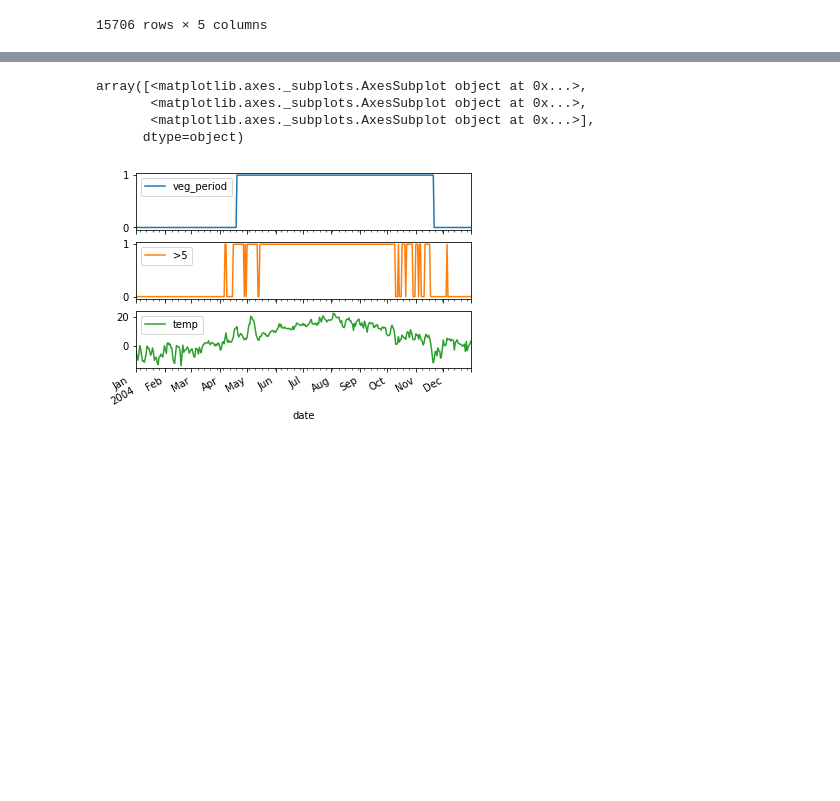
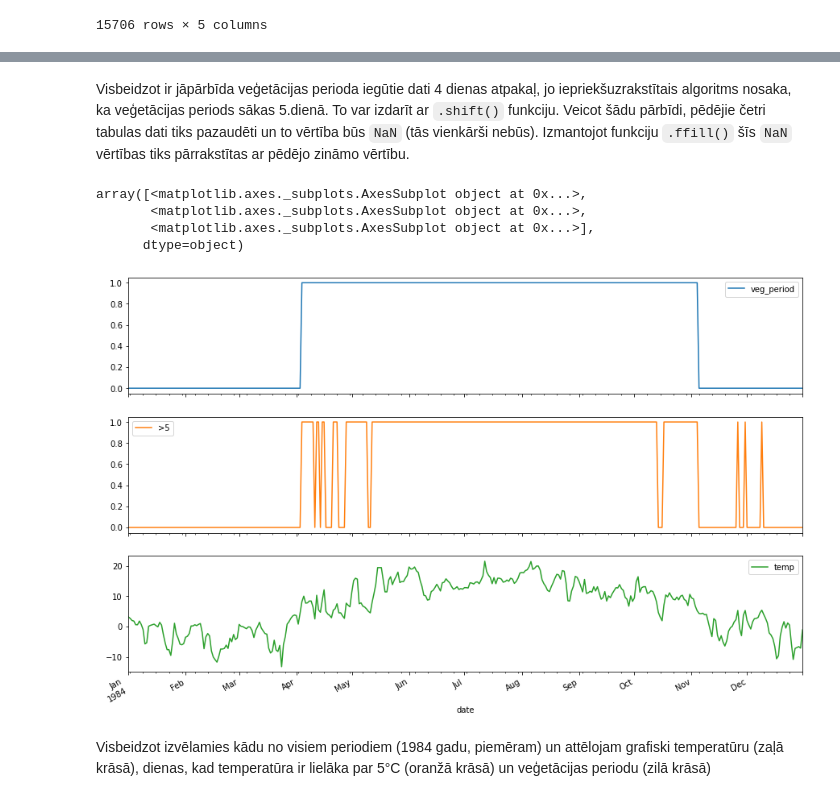
Before and after one commit to didzislauva/jupyter_tutorial, a Jupyter notebook: Laikrinda 3.ipynb, the cells around one changed output, grey strips where cells are left out. Saved outputs shown, nothing was run; the diff lists cells and outputs as text; code cells hidden in the pictures; blank space fills up the shorter version.

```diff
--- a/Laikrinda 3.ipynb
+++ b/Laikrinda 3.ipynb
@@ -105,3 +175,4 @@ df_z
 # %%
-meteo["SummerCumsum"]=df_v
-meteo["WinterCumSum"]=df_z
+meteo[">5cumSum"]=df_v
+meteo["<5cumSum"]=df_z
+meteo
@@ -132,8 +216,8 @@ else:
 # %%
 for i in range(1,len(meteo)):
-    if (meteo['SummerCumsum'].iloc[i]>=5):
+    if (meteo['>5cumSum'].iloc[i]>=5):
         meteo['veg_period'].iloc[i]=True
-    elif (meteo['WinterCumSum'].iloc[i]>=5):
+    elif (meteo['<5cumSum'].iloc[i]>=5):
         meteo['veg_period'].iloc[i]=False
     else:
         meteo['veg_period'].iloc[i]=meteo['veg_period'].iloc[i-1]
@@ -162,8 +231,16 @@ meteo
+# %%
+meteo["veg_period"]=meteo.veg_period.shift(-4)
+meteo["veg_period"]=meteo.veg_period.ffill()
+# %% [markdown]
+Visbeidzot ir jāpārbīda veģetācijas perioda iegūtie dati 4 dienas atpakaļ, jo iepriekšuzrakstītais algoritms nosaka, ka veģetācijas periods sākas 5.dienā. To var izdarīt ar `.shift()` funkciju.
+Veicot šādu pārbīdi, pēdējie četri tabulas dati tiks pazaudēti un to vērtība būs `NaN` (tās vienkārši nebūs). Izmantojot funkciju `.ffill()` šīs `NaN` vērtības tiks pārrakstītas ar pēdējo zināmo vērtību.
 # %%
-meteo[["veg_period",">5","temp"]].loc["2004"].astype(float).plot(subplots=True)
+meteo[["veg_period",">5","temp"]].loc["1984"].astype(float).plot(subplots=True, figsize=(15,10))
 # %% [output]
 array([<matplotlib.axes._subplots.AxesSubplot object at 0x...>,
        <matplotlib.axes._subplots.AxesSubplot object at 0x...>,
        <matplotlib.axes._subplots.AxesSubplot object at 0x...>],
       dtype=object)
-[figure, old version]
+[figure, new version]
+# %% [markdown]
+Visbeidzot izvēlamies kādu no visiem periodiem (1984 gadu, piemēram) un attēlojam grafiski temperatūru (zaļā krāsā), dienas, kad temperatūra ir lielāka par 5°C (oranžā krāsā) un veģetācijas periodu (zilā krāsā)
```
Also changed, not shown: parts of 25 cells of this notebook.
